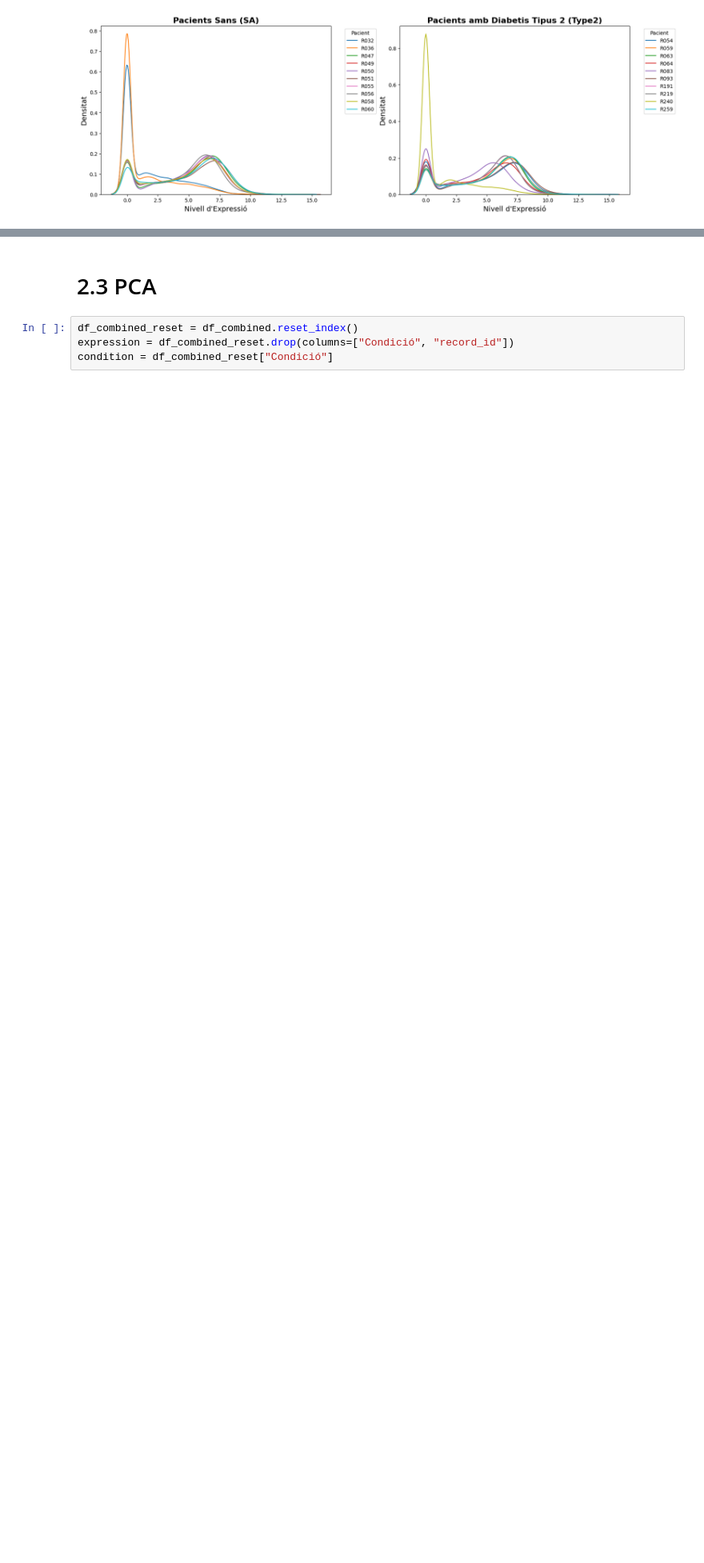
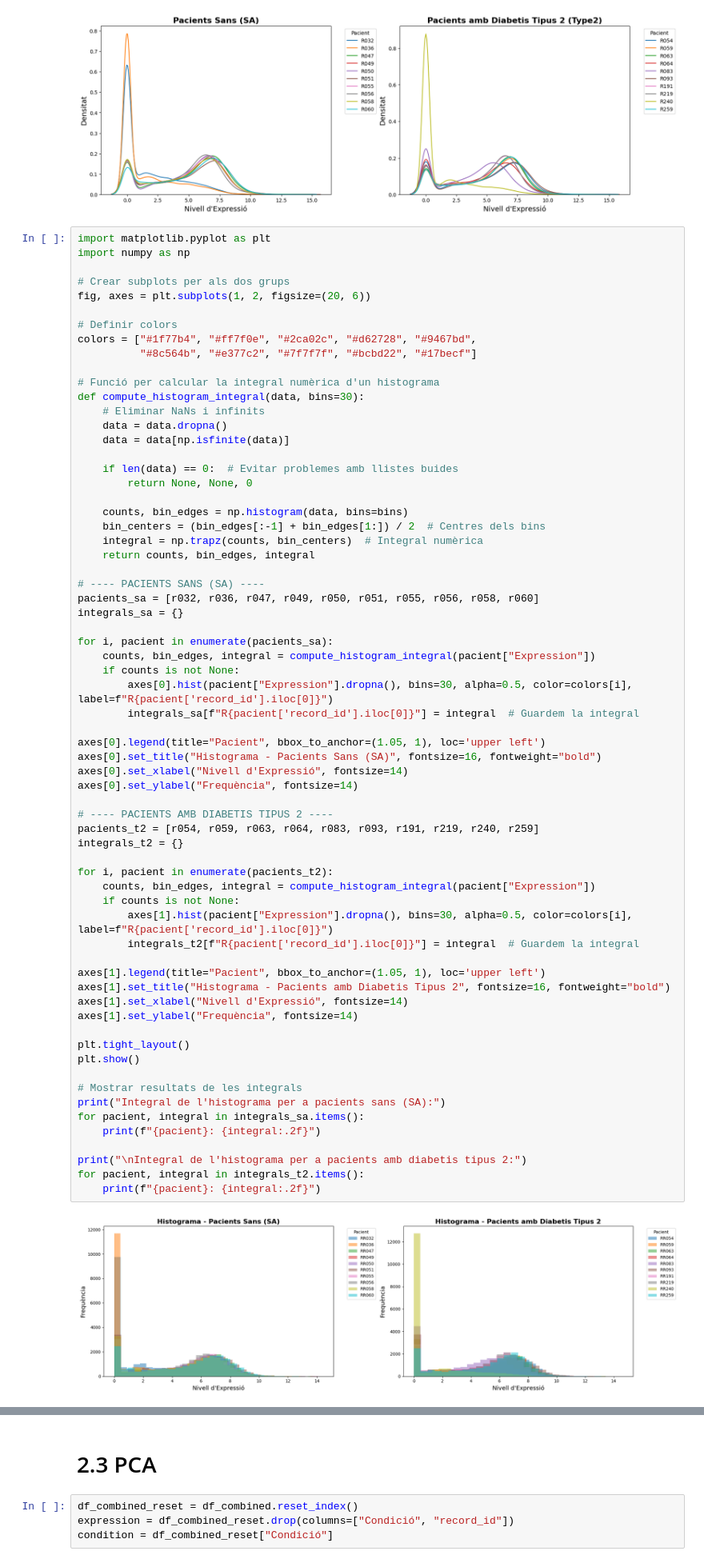
Before and after one commit to CarlaBatlle/practiques, a Jupyter notebook: Distrib_dades_unproc.ipynb, the cells around one changed output, grey strips where cells are left out. Shown at 80% size. Cells and saved outputs as stored; diff of their text form; blank space fills up the shorter version.

```diff
--- a/Distrib_dades_unproc.ipynb
+++ b/Distrib_dades_unproc.ipynb
@@ -220,3 +220,71 @@ plt.subplots_adjust(wspace=0.3, right=0.85)
 plt.show()
 # %% [output]
 [figure]
+# %%
+import matplotlib.pyplot as plt
+import numpy as np
+
+# Crear subplots per als dos grups
+fig, axes = plt.subplots(1, 2, figsize=(20, 6))
+
+# Definir colors
+colors = ["#1f77b4", "#ff7f0e", "#2ca02c", "#d62728", "#9467bd",
+          "#8c564b", "#e377c2", "#7f7f7f", "#bcbd22", "#17becf"]
+
+# Funció per calcular la integral numèrica d'un histograma
+def compute_histogram_integral(data, bins=30):
+    # Eliminar NaNs i infinits
+    data = data.dropna()
+    data = data[np.isfinite(data)]
+
+    if len(data) == 0:  # Evitar problemes amb llistes buides
+        return None, None, 0
+
+    counts, bin_edges = np.histogram(data, bins=bins)
+    bin_centers = (bin_edges[:-1] + bin_edges[1:]) / 2  # Centres dels bins
+    integral = np.trapz(counts, bin_centers)  # Integral numèrica
+    return counts, bin_edges, integral
+
+# ---- PACIENTS SANS (SA) ----
+pacients_sa = [r032, r036, r047, r049, r050, r051, r055, r056, r058, r060]
+integrals_sa = {}
+
+for i, pacient in enumerate(pacients_sa):
+    counts, bin_edges, integral = compute_histogram_integral(pacient["Expression"])
+    if counts is not None:
+        axes[0].hist(pacient["Expression"].dropna(), bins=30, alpha=0.5, color=colors[i], label=f"R{pacient['record_id'].iloc[0]}")
+        integrals_sa[f"R{pacient['record_id'].iloc[0]}"] = integral  # Guardem la integral
+
+axes[0].legend(title="Pacient", bbox_to_anchor=(1.05, 1), loc='upper left')
+axes[0].set_title("Histograma - Pacients Sans (SA)", fontsize=16, fontweight="bold")
+axes[0].set_xlabel("Nivell d'Expressió", fontsize=14)
+axes[0].set_ylabel("Frequència", fontsize=14)
+
+# ---- PACIENTS AMB DIABETIS TIPUS 2 ----
+pacients_t2 = [r054, r059, r063, r064, r083, r093, r191, r219, r240, r259]
+integrals_t2 = {}
+
+for i, pacient in enumerate(pacients_t2):
+    counts, bin_edges, integral = compute_histogram_integral(pacient["Expression"])
+    if counts is not None:
+        axes[1].hist(pacient["Expression"].dropna(), bins=30, alpha=0.5, color=colors[i], label=f"R{pacient['record_id'].iloc[0]}")
+        integrals_t2[f"R{pacient['record_id'].iloc[0]}"] = integral  # Guardem la integral
+
+axes[1].legend(title="Pacient", bbox_to_anchor=(1.05, 1), loc='upper left')
+axes[1].set_title("Histograma - Pacients amb Diabetis Tipus 2", fontsize=16, fontweight="bold")
+axes[1].set_xlabel("Nivell d'Expressió", fontsize=14)
+axes[1].set_ylabel("Frequència", fontsize=14)
+
+plt.tight_layout()
+plt.show()
+
+# Mostrar resultats de les integrals
+print("Integral de l'histograma per a pacients sans (SA):")
+for pacient, integral in integrals_sa.items():
+    print(f"{pacient}: {integral:.2f}")
+
+print("\nIntegral de l'histograma per a pacients amb diabetis tipus 2:")
+for pacient, integral in integrals_t2.items():
+    print(f"{pacient}: {integral:.2f}")
+# %% [output]
+[figure, added]
```
Also changed, not shown: parts of 23 cells of this notebook, 1 other file.
